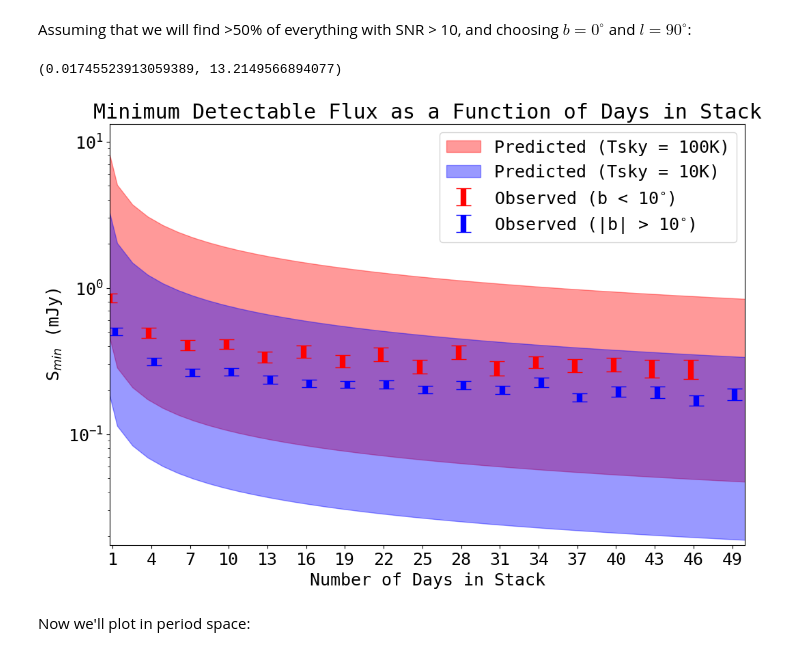
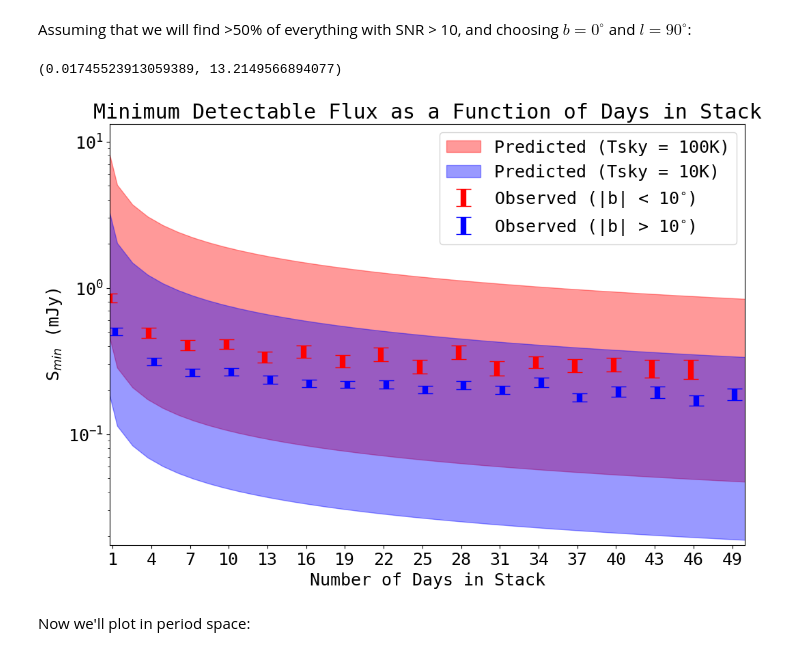
Before and after one commit to chime-sps/Transmissivity, a Jupyter notebook: results/sensitivity_dropoff.ipynb, the cells around one changed output. Cells and saved outputs as stored; diff of their text form; code cells hidden in the pictures.

Commit message:
fixed typo in legend

```diff
--- a/results/sensitivity_dropoff.ipynb
+++ b/results/sensitivity_dropoff.ipynb
@@ -506,35 +506,35 @@ ymax = max(Smin_hot_fast)
 mask_hot = np.isfinite(Smin_hot_fast)
 mask_cold = np.isfinite(Smin_cold_fast)
 
 upper_hot = np.where(mask_hot, Smin_hot_fast, ymax)
 upper_cold = np.where(mask_cold, Smin_cold_fast, ymax)
 
 hot_nanmask = np.isnan(S_hot)
 cold_nanmask = np.isnan(S_cold)
 
 ax.fill_between(many_days, Smin_hot_mid, Smin_hot_fast,
                 color='r', alpha=0.4, label='Predicted (Tsky = 100K)')
 ax.fill_between(many_days, Smin_cold_mid, Smin_cold_fast,
                 color='b', alpha=0.4, label='Predicted (Tsky = 10K)')
 ax.errorbar(days[~hot_nanmask] - 0.2, S_hot[~hot_nanmask], yerr=S_hot_err[~hot_nanmask],
             color='r', marker=None, linestyle='none', linewidth=6., capsize=8,
-            label=r'Observed (b < 10$^{\circ}$)')
+            label=r'Observed (|b| < 10$^{\circ}$)')
 ax.errorbar(days[~cold_nanmask] + 0.2, S_cold[~cold_nanmask], yerr=S_cold_err[~cold_nanmask],
             color='b', marker=None, linestyle='none', linewidth=6., capsize=8,
             label=r'Observed (|b| > 10$^{\circ}$)')
 
 
 ax.legend()
 ax.set_xticks(range(1, 52, 3))
 ax.set_xlabel('Number of Days in Stack')
 ax.set_ylabel(r'S$_{min}$ (mJy)')
 ax.set_yscale('log')
 ax.set_title('Minimum Detectable Flux as a Function of Days in Stack')
 ax.set_xlim(0.8, 50)
 ax.set_ylim(np.nanmin(Smin_cold_mid), np.nanmax(Smin_hot_fast))
 # %% [output]
 (0.01745523913059389, 13.2149566894077)
-[figure, old version]
+[figure, new version]
 # %% [markdown]
 Now we'll plot in period space:
 # %%
```
Also changed, not shown: parts of 1 cell of this notebook.
